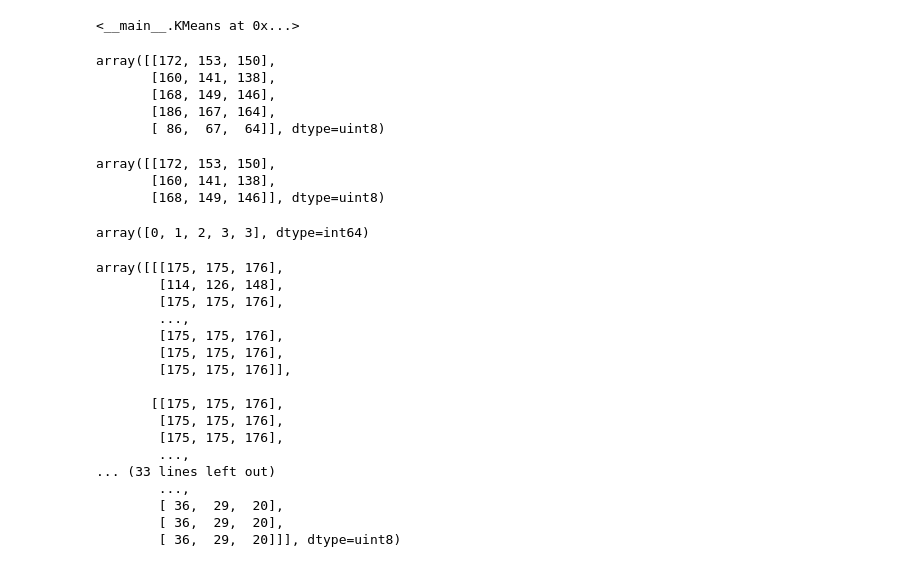
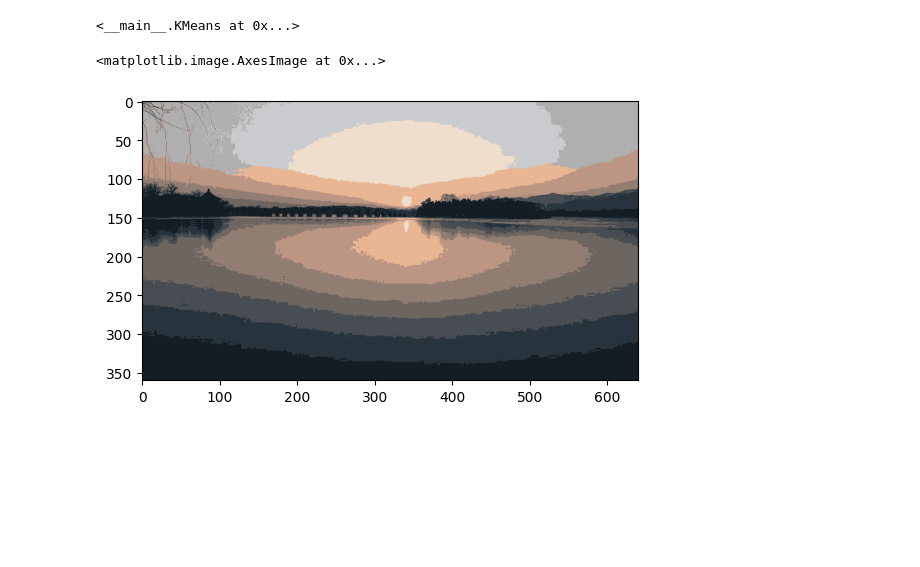
Before and after one commit to 25349023/ransac-image-alignment-segmentation, a Jupyter notebook: 2/HW3-2.ipynb, the cells around one changed output. Cells and saved outputs as stored; diff of their text form; code cells hidden in the pictures; blank space fills up the shorter version.

```diff
--- a/2/HW3-2.ipynb
+++ b/2/HW3-2.ipynb
@@ -19,13 +19,15 @@ class KMeans:
             cc = xs[idx]
         elif self.init == 'k-means++':
             init_idx = np.random.choice(range(xs.shape[0]))
-            cc = [init_idx]
+            cc = np.array([init_idx], dtype=int)
             while len(cc) < self.k_clusters:
-                squared_distances = np.array(
-                    [min(np.linalg.norm(x - xs[c]) for c in cc) for x in xs])
+                # squared_distances = np.array(
+                #     [min(np.linalg.norm(x - xs[c]) for c in cc) for x in xs])
+                squared_distances = np.linalg.norm(xs[:, np.newaxis] - xs[cc][np.newaxis],
+                                                   axis=-1).min(axis=-1)
                 total_dis = squared_distances.sum()
                 prob = squared_distances / total_dis
-                cc.append(np.random.choice(range(xs.shape[0]), p=prob))
+                cc = np.append(cc, np.random.choice(range(xs.shape[0]), p=prob))
             cc = xs[cc]
         return cc
 
@@ -62,12 +64,12 @@ class KMeans:
         return self
 
     def _fit_single_run(self, xs):
-        epsilon = 1e-5
+        epsilon = 1e-2
         cluster_centers = self._init_cluster_centers(xs)
         for _ in tqdm.trange(self.max_iter):
             new_cc = self._update_center(cluster_centers, xs)
-            change = [np.linalg.norm(nc - oc) for nc, oc in zip(new_cc, cluster_centers)]
-            converge = all(ch < epsilon for ch in change)
+            change = np.linalg.norm(new_cc - cluster_centers, axis=-1)
+            converge = (change < epsilon).all()
             if converge:
                 break
             cluster_centers = new_cc
@@ -105,47 +107,15 @@ array([[172, 153, 150],
        [ 30,  24,  13],
        [ 30,  24,  13]], dtype=uint8)
 # %%
-kmeans = KMeans(10)
+kmeans = KMeans(10, init='k-means++', max_iter=50)
 kmeans.fit(flatten_img)
 # %% [output]
 <__main__.KMeans at 0x...>
-# %%
-flatten_img[:5]
-# %% [output]
-array([[172, 153, 150],
-       [160, 141, 138],
-       [168, 149, 146],
-       [186, 167, 164],
-       [ 86,  67,  64]], dtype=uint8)
-# %%
-flatten_img[:3]
-# %% [output]
-array([[172, 153, 150],
-       [160, 141, 138],
-       [168, 149, 146]], dtype=uint8)
-# %%
-np.linalg.norm(flatten_img[:5][:, np.newaxis, :] - flatten_img[:4][np.newaxis], axis=-1).argmin(axis=-1)
-# %% [output]
-array([0, 1, 2, 3, 3], dtype=int64)
 # %%
 quantized_image = kmeans.cluster_centers[kmeans.predict(flatten_img)]
 quantized_image = quantized_image.reshape(image.shape).astype(np.uint8)
-quantized_image
+
+plt.imshow(quantized_image[..., ::-1])
 # %% [output]
-array([[[175, 175, 176],
-        [114, 126, 148],
-        [175, 175, 176],
-        ...,
-        [175, 175, 176],
-        [175, 175, 176],
-        [175, 175, 176]],
-
-       [[175, 175, 176],
-        [175, 175, 176],
-        [175, 175, 176],
-        ...,
-... (33 lines left out)
-        ...,
-        [ 36,  29,  20],
-        [ 36,  29,  20],
-        [ 36,  29,  20]]], dtype=uint8)
+<matplotlib.image.AxesImage at 0x...>
+[figure, added]
```
Also changed, not shown: parts of 1 cell of this notebook.
